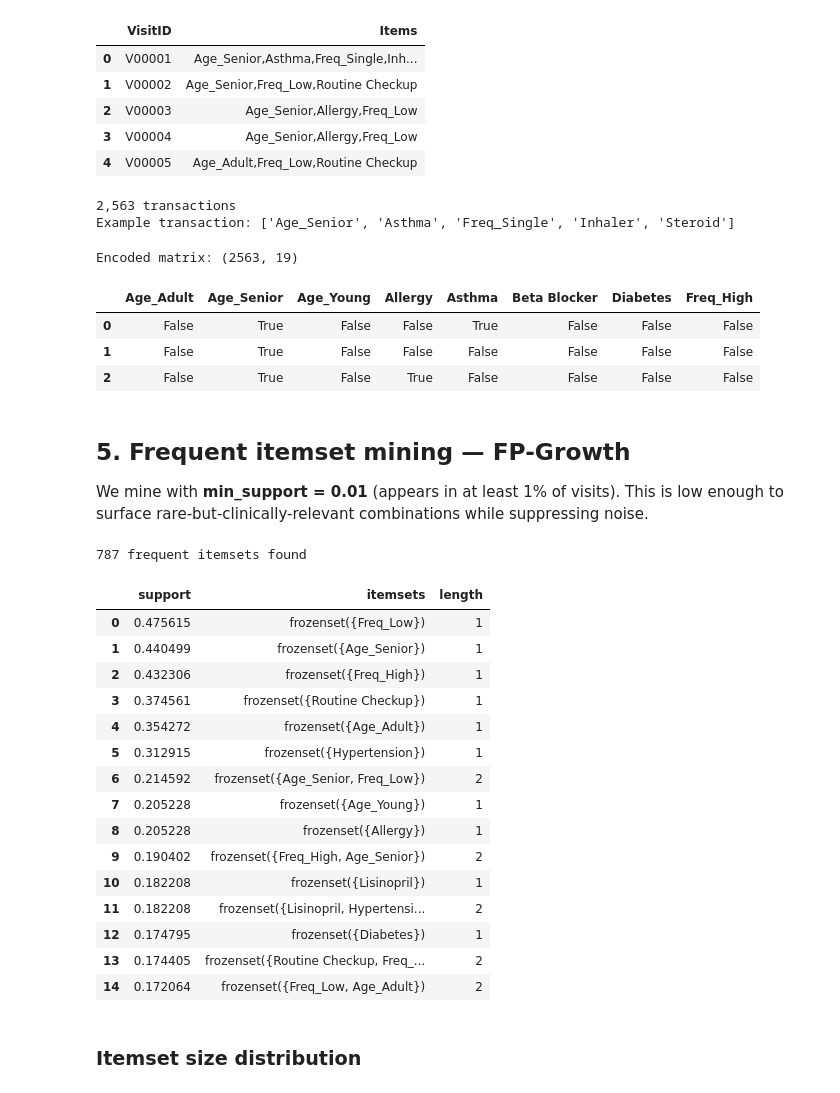
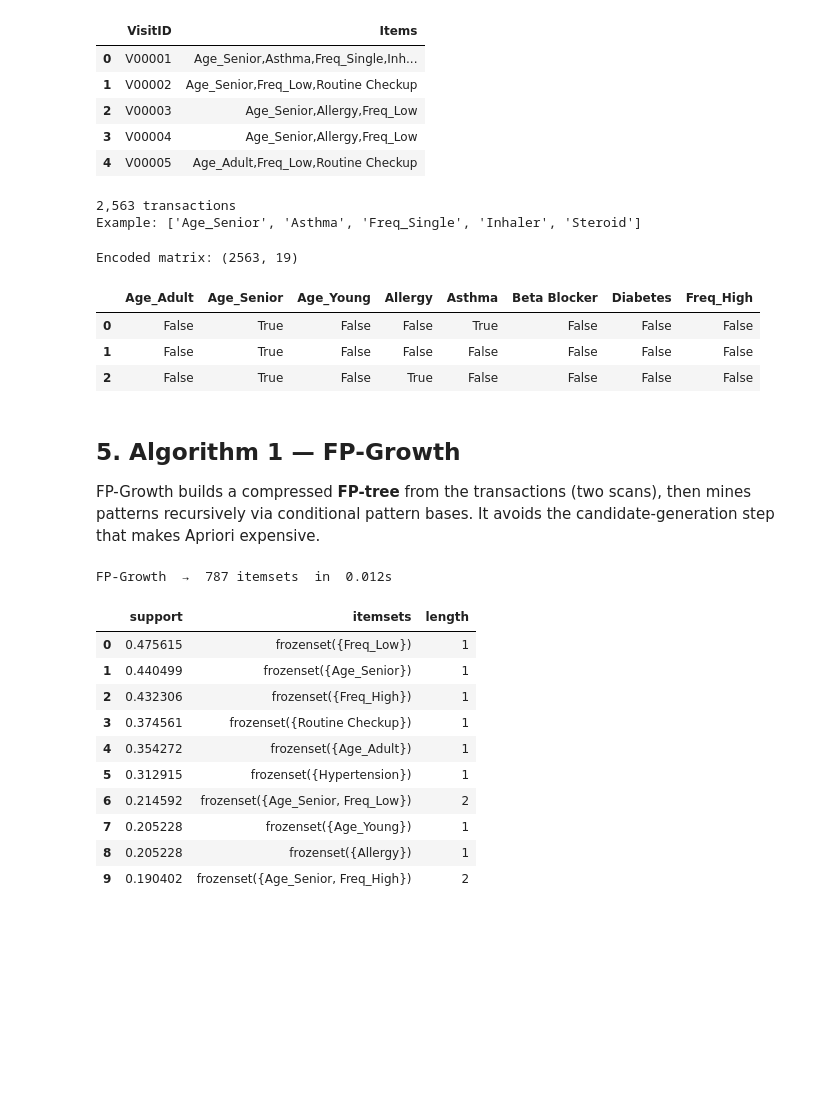
Before and after one commit to Alan-911/clinical-comorbidity-dashboard, a Jupyter notebook: notebooks/clinical_comorbidity_analysis.ipynb, the cells around one changed output. Saved outputs shown, nothing was run; the diff lists cells and outputs as text; code cells hidden in the pictures; blank space fills up the shorter version.

```diff
--- a/notebooks/clinical_comorbidity_analysis.ipynb
+++ b/notebooks/clinical_comorbidity_analysis.ipynb
@@ -34,15 +34,20 @@ avoids combinatorial candidate generation, which matters at scale.
 # %% [markdown]
 ## 2. Environment setup
 # %%
+import time
 import pandas as pd
 import numpy as np
 import matplotlib.pyplot as plt
-from mlxtend.frequent_patterns import fpgrowth, association_rules
+import matplotlib.patches as mpatches
+from mlxtend.frequent_patterns import fpgrowth, apriori, association_rules
 from mlxtend.preprocessing import TransactionEncoder
 
 pd.set_option("display.max_columns", 20)
 pd.set_option("display.width", 140)
 plt.rcParams["figure.dpi"] = 110
+
+MIN_SUPPORT    = 0.01   # 1 % of visits
+MIN_CONFIDENCE = 0.50
 # %% [markdown]
 ## 3. Data loading & inspection
 
@@ -105,10 +108,10 @@ transactions = (
     .tolist()
 )
 print(f"{len(transactions):,} transactions")
-print("Example transaction:", transactions[0])
+print("Example:", transactions[0])
 # %% [output]
 2,563 transactions
-Example transaction: ['Age_Senior', 'Asthma', 'Freq_Single', 'Inhaler', 'Steroid']
+Example: ['Age_Senior', 'Asthma', 'Freq_Single', 'Inhaler', 'Steroid']
 # %%
 te = TransactionEncoder()
 te_array = te.fit(transactions).transform(transactions)
@@ -121,35 +124,32 @@ Encoded matrix: (2563, 19)
 | 0 | False | True | False | False | True | False | False | False |
 | 1 | False | True | False | False | False | False | False | False |
 | 2 | False | True | False | True | False | False | False | False |
-# %% [markdown]
-## 5. Frequent itemset mining — FP-Growth
-
-We mine with **min_support = 0.01** (appears in at least 1% of visits).
-This is low enough to surface rare-but-clinically-relevant combinations
-while suppressing noise.
+# %% [markdown]
+## 5. Algorithm 1 — FP-Growth
+
+FP-Growth builds a compressed **FP-tree** from the transactions (two scans),
+then mines patterns recursively via conditional pattern bases.
+It avoids the candidate-generation step that makes Apriori expensive.
 # %%
-itemsets = fpgrowth(encoded, min_support=0.01, use_colnames=True)
-itemsets["length"] = itemsets["itemsets"].apply(len)
-itemsets = itemsets.sort_values("support", ascending=False).reset_index(drop=True)
-print(f"{len(itemsets):,} frequent itemsets found")
-itemsets.head(15)
+t0 = time.perf_counter()
+
+itemsets_fp = fpgrowth(encoded, min_support=MIN_SUPPORT, use_colnames=True)
+itemsets_fp["length"] = itemsets_fp["itemsets"].apply(len)
+itemsets_fp = itemsets_fp.sort_values("support", ascending=False).reset_index(drop=True)
+
+fp_time = time.perf_counter() - t0
+print(f"FP-Growth  →  {len(itemsets_fp):,} itemsets  in  {fp_time:.3f}s")
+itemsets_fp.head(10)
 # %% [output]
-787 frequent itemsets found
+FP-Growth  →  787 itemsets  in  0.012s
 |  | support | itemsets | length |
 | 0 | 0.475615 | frozenset({Freq_Low}) | 1 |
 | 1 | 0.440499 | frozenset({Age_Senior}) | 1 |
 | 2 | 0.432306 | frozenset({Freq_High}) | 1 |
 | 3 | 0.374561 | frozenset({Routine Checkup}) | 1 |
 | 4 | 0.354272 | frozenset({Age_Adult}) | 1 |
 | 5 | 0.312915 | frozenset({Hypertension}) | 1 |
 | 6 | 0.214592 | frozenset({Age_Senior, Freq_Low}) | 2 |
 | 7 | 0.205228 | frozenset({Age_Young}) | 1 |
 | 8 | 0.205228 | frozenset({Allergy}) | 1 |
-| 9 | 0.190402 | frozenset({Freq_High, Age_Senior}) | 2 |
-| 10 | 0.182208 | frozenset({Lisinopril}) | 1 |
-| 11 | 0.182208 | frozenset({Lisinopril, Hypertensi... | 2 |
-| 12 | 0.174795 | frozenset({Diabetes}) | 1 |
-| 13 | 0.174405 | frozenset({Routine Checkup, Freq_... | 2 |
-| 14 | 0.172064 | frozenset({Freq_Low, Age_Adult}) | 2 |
+| 9 | 0.190402 | frozenset({Age_Senior, Freq_High}) | 2 |
-# %% [markdown]
-### Itemset size distribution
```
Also changed, not shown: parts of 29 cells of this notebook.
